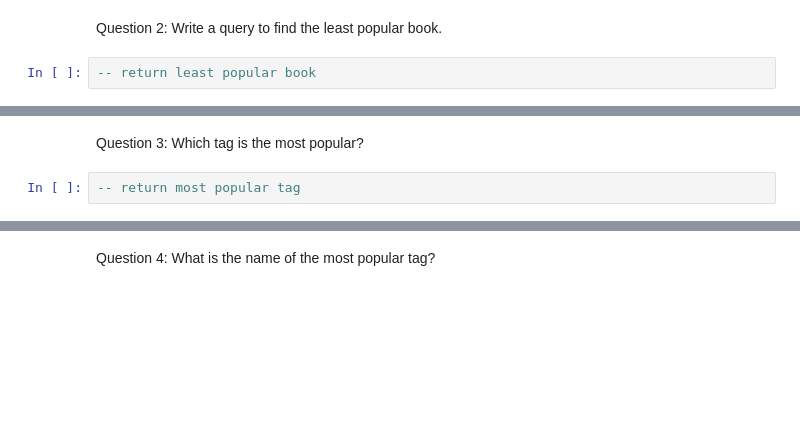
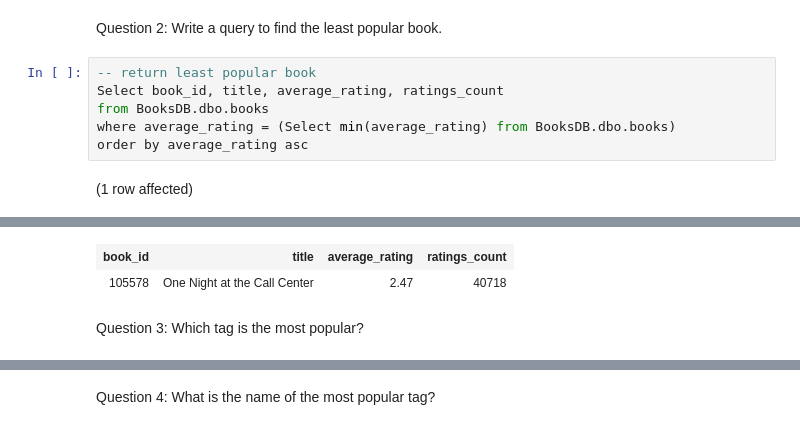
Before and after one commit to vnmjaing/SQL-Part-1-Studio, a Jupyter notebook: SQL-Part-1-Studio.ipynb, the cells around one changed output, grey strips where cells are left out. Drawn from its saved outputs; the diff is of its cells as text; blank space fills up the shorter version.

```diff
--- a/SQL-Part-1-Studio.ipynb
+++ b/SQL-Part-1-Studio.ipynb
@@ -22,4 +46,10 @@ You work for a small independant book store and you want to increase sales by ru
 # %% [markdown]
 Question 2: Write a query to find the least popular book.
-# %%
--- return least popular book
+# %%
+-- return least popular book
+Select book_id, title, average_rating, ratings_count
+from BooksDB.dbo.books
+where average_rating = (Select min(average_rating) from BooksDB.dbo.books)
+order by average_rating asc
+# %% [output]
+(1 row affected)
@@ -26,4 +57,4 @@ Question 2: Write a query to find the least popular book.
+| book_id | title | average_rating | ratings_count |
+| 105578 | One Night at the Call Center | 2.47 | 40718 |
 # %% [markdown]
 Question 3: Which tag is the most popular?
-# %%
--- return most popular tag
```
Also changed, not shown: parts of 18 cells of this notebook.
